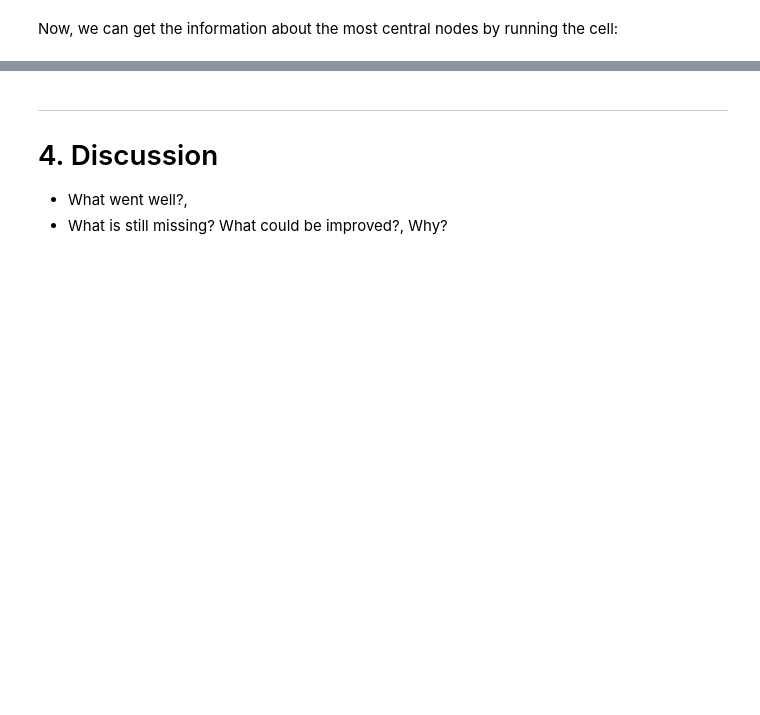
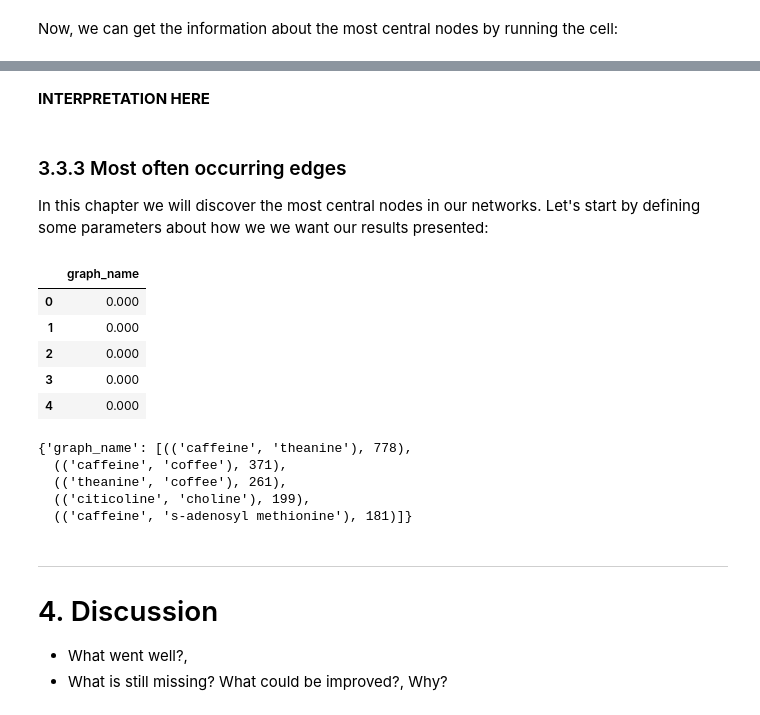
Before and after one commit to wojciechdk/Social_Graphs_and_Interactions_Final_Project, a Jupyter notebook: explainer_notebook/explainer_notebook_wojciech.ipynb, the cells around one changed output, grey strips where cells are left out. Saved outputs shown, nothing was run; the diff lists cells and outputs as text; code cells hidden in the pictures; blank space fills up the shorter version.

Commit message:
Explainer notebook: started on most frequent edges. Updated most_frequent_edges.py to return pandas dataframe on request

```diff
--- a/explainer_notebook/explainer_notebook_wojciech.ipynb
+++ b/explainer_notebook/explainer_notebook_wojciech.ipynb
@@ -435,6 +417,29 @@ The most central nodes in the **Reddit (reader)** network:
 | 3 | s-adenosyl methionine | 99 | theanine | 0.002 | s-adenosyl methionine | 0.194 |
 | 4 | choline | 81 | choline | 0.001 | choline | 0.184 |
 | 5 | n-phenylacetyl-l-prolylglycine et... | 79 | modafinil | 0.001 | n-phenylacetyl-l-prolylglycine et... | 0.182 |
+# %% [markdown]
+**INTERPRETATION HERE**
+# %% [markdown]
+### 3.3.3 Most often occurring edges
+
+In this chapter we will discover the most central nodes in our networks. Let's start by defining some parameters about how we we want our results presented:
+# %%
+lf.most_frequent_edges(graphs,
+                       n=5,
+                       as_pandas=True,
+                       printout=True)
+# %% [output]
+|  | graph_name |
+| 0 | 0.000 |
+| 1 | 0.000 |
+| 2 | 0.000 |
+| 3 | 0.000 |
+| 4 | 0.000 |
+{'graph_name': [(('caffeine', 'theanine'), 778),
+  (('caffeine', 'coffee'), 371),
+  (('theanine', 'coffee'), 261),
+  (('citicoline', 'choline'), 199),
+  (('caffeine', 's-adenosyl methionine'), 181)]}
 # %% [markdown]
 <hr style="border:2px solid black"> </hr>
 
```
Also changed, not shown: parts of 3 cells of this notebook, 1 other file.
